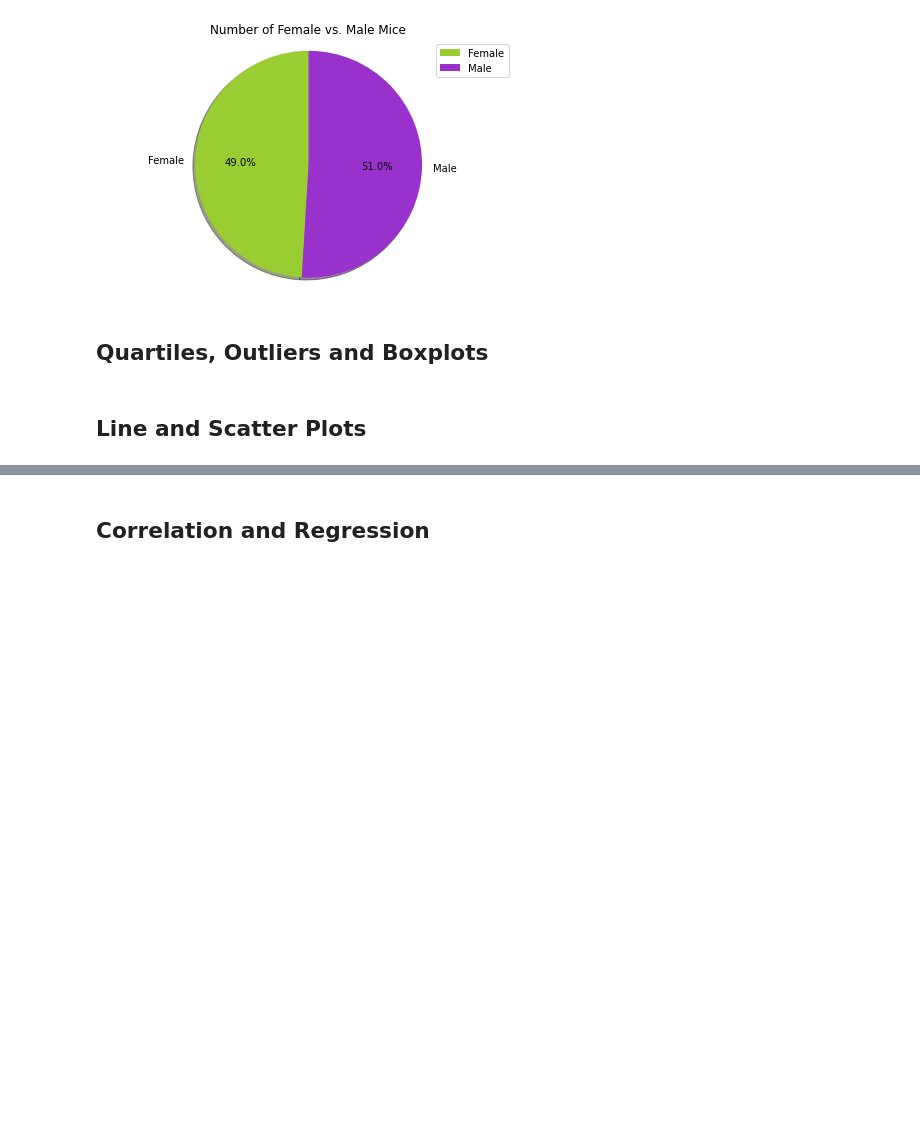
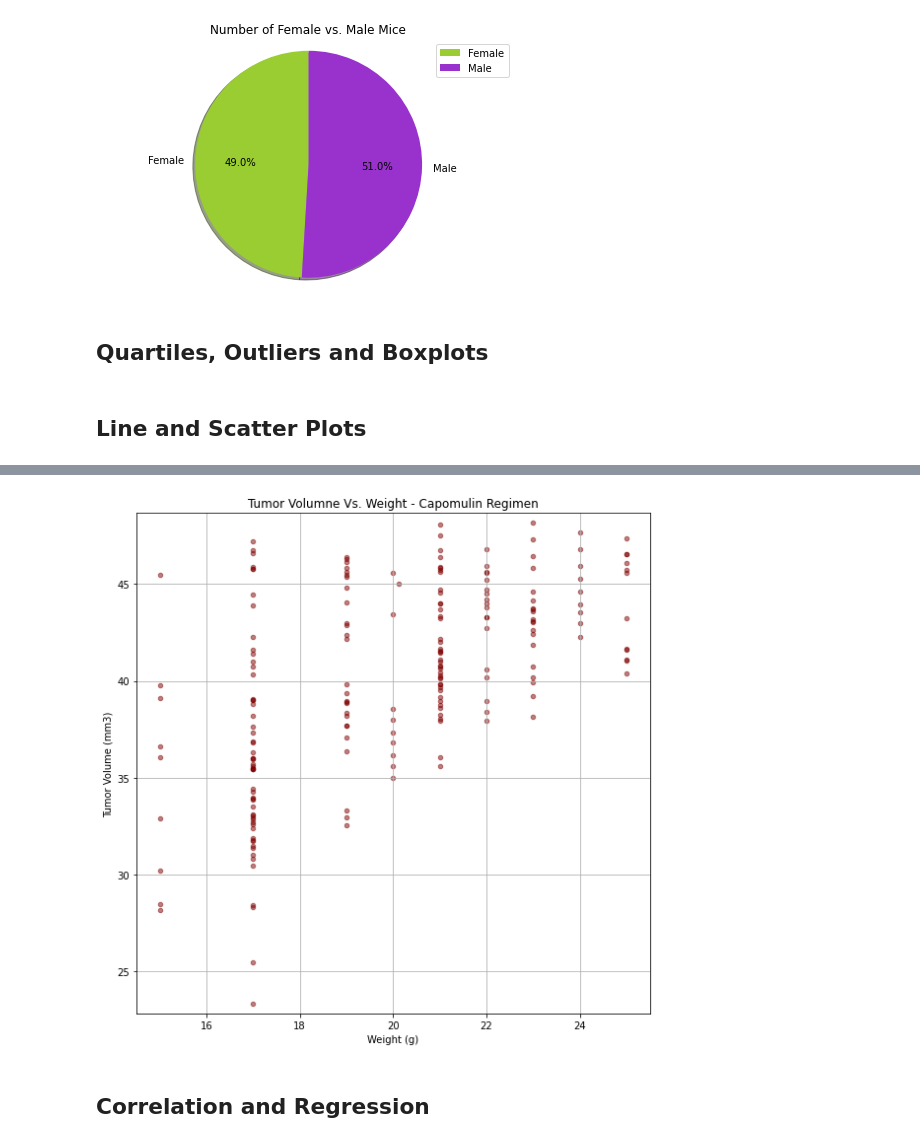
Before and after one commit to bminhas01/matplotlib-challenge, a Jupyter notebook: pymaceuticals_starter.ipynb, the cells around one changed output, grey strips where cells are left out. Saved outputs shown, nothing was run; the diff lists cells and outputs as text; code cells hidden in the pictures; blank space fills up the shorter version.

```diff
--- a/pymaceuticals_starter.ipynb
+++ b/pymaceuticals_starter.ipynb
@@ -244,3 +270,15 @@ plt.show()
+# %%
+# Generate a scatter plot of average tumor volume vs. mouse weight for the Capomulin regimen
+mean_vol_df = filtered_capomulin_df.groupby('Tumor Volume (mm3)').mean()[['Weight (g)']]
+mean_vol_df.reset_index(inplace=True)
+mean_vol_df.plot(kind="scatter", x="Weight (g)", y="Tumor Volume (mm3)", grid=True, figsize=(8,8),
+              title="Tumor Volumne Vs. Weight - Capomulin Regimen", color = 'maroon', alpha=0.5)
+plt.ylim(min(mean_vol_df['Tumor Volume (mm3)']) - 0.5, max(mean_vol_df['Tumor Volume (mm3)']) + 0.5)
+plt.tight_layout()
+plt.savefig("Analysis/ScatterPyplot.png")
+plt.show()
+# %% [output]
+[figure, added]
 # %% [markdown]
 ## Correlation and Regression
 # %%
```
Also changed, not shown: parts of 3 cells of this notebook, 2 other files.
